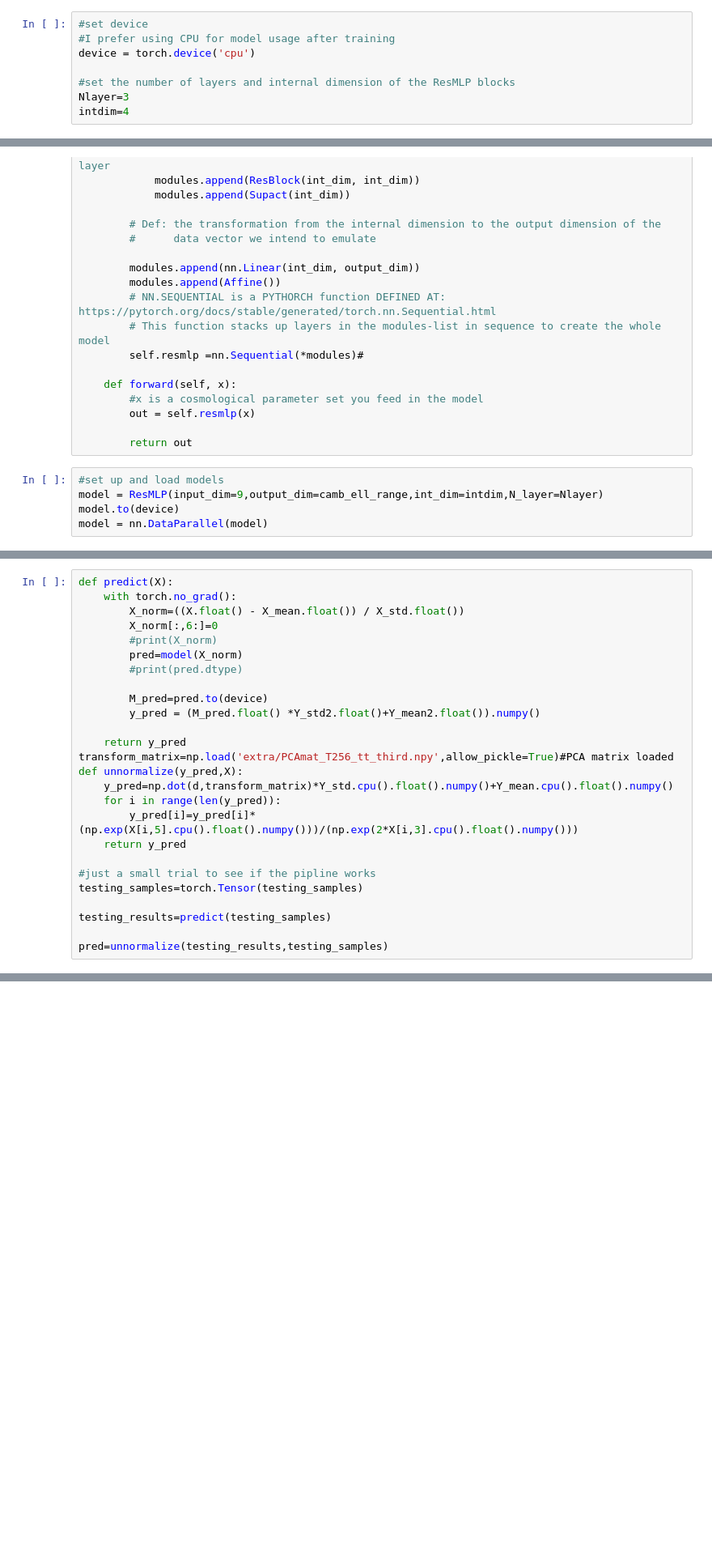
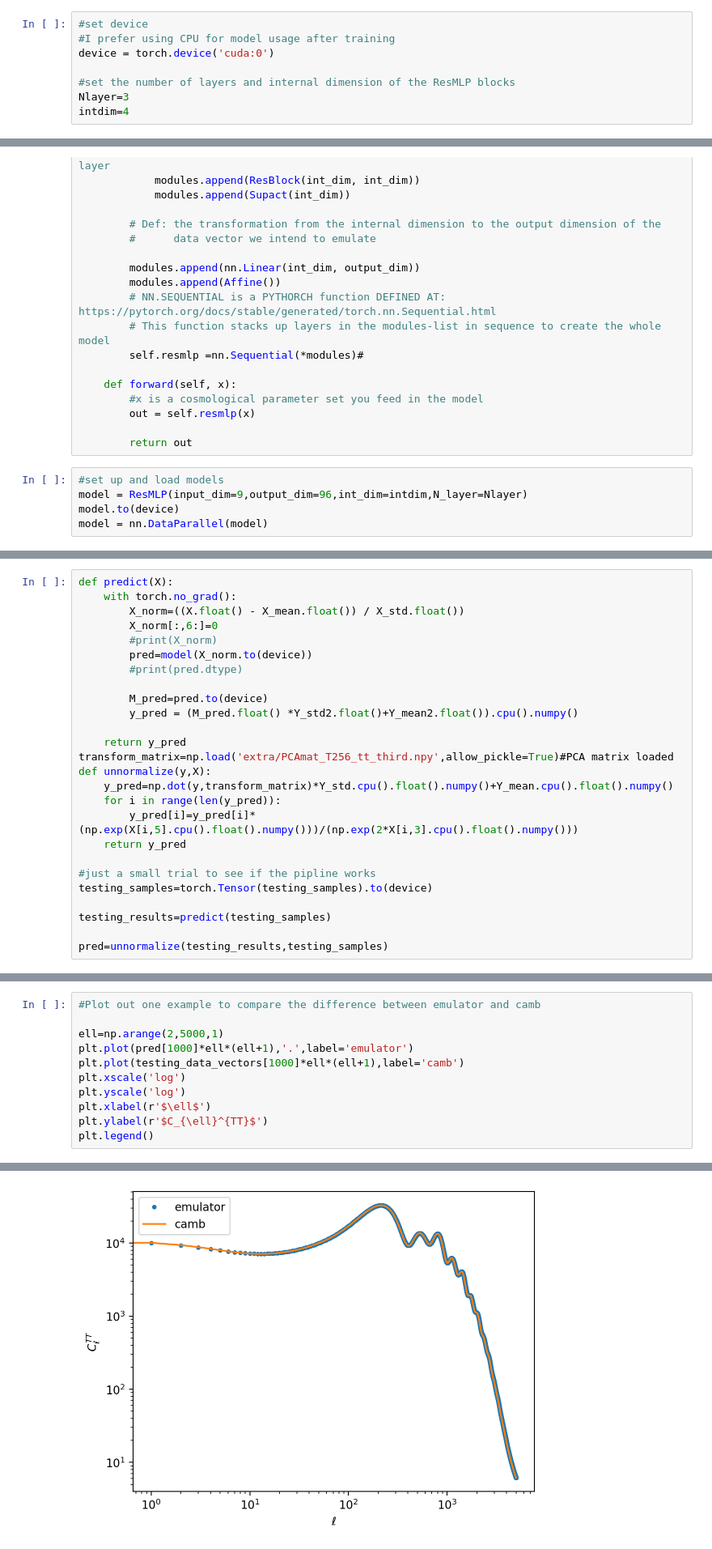
Before and after one commit to JerreYjz/cocoayz, a Jupyter notebook: Cocoa/training script/CMB-ResNet-testing-tutorial.ipynb, the cells around one changed output, grey strips where cells are left out. Shown at 81% size. Cells and saved outputs as stored; diff of their text form; blank space fills up the shorter version.

```diff
--- a/Cocoa/training script/CMB-ResNet-testing-tutorial.ipynb
+++ b/Cocoa/training script/CMB-ResNet-testing-tutorial.ipynb
@@ -28,7 +28,7 @@ testing_data_vectors=np.load('datavectors/Planck128/cos_pkc_T128_TT_acc.npy',all
 # %%
 #set device
 #I prefer using CPU for model usage after training
-device = torch.device('cpu')
+device = torch.device('cuda:0')
 
 #set the number of layers and internal dimension of the ResMLP blocks
 Nlayer=3
@@ -128,7 +128,7 @@ class ResMLP(nn.Module):
         return out
 # %%
 #set up and load models
-model = ResMLP(input_dim=9,output_dim=camb_ell_range,int_dim=intdim,N_layer=Nlayer)
+model = ResMLP(input_dim=9,output_dim=96,int_dim=intdim,N_layer=Nlayer)
 model.to(device)
 model = nn.DataParallel(model)
 # %%
@@ -150,22 +168,22 @@ def predict(X):
         X_norm=((X.float() - X_mean.float()) / X_std.float())
         X_norm[:,6:]=0
         #print(X_norm)
-        pred=model(X_norm)
+        pred=model(X_norm.to(device))
         #print(pred.dtype)
 
         M_pred=pred.to(device)
-        y_pred = (M_pred.float() *Y_std2.float()+Y_mean2.float()).numpy()
+        y_pred = (M_pred.float() *Y_std2.float()+Y_mean2.float()).cpu().numpy()
 
     return y_pred
 transform_matrix=np.load('extra/PCAmat_T256_tt_third.npy',allow_pickle=True)#PCA matrix loaded
-def unnormalize(y_pred,X):
-    y_pred=np.dot(d,transform_matrix)*Y_std.cpu().float().numpy()+Y_mean.cpu().float().numpy()
+def unnormalize(y,X):
+    y_pred=np.dot(y,transform_matrix)*Y_std.cpu().float().numpy()+Y_mean.cpu().float().numpy()
     for i in range(len(y_pred)):
         y_pred[i]=y_pred[i]*(np.exp(X[i,5].cpu().float().numpy()))/(np.exp(2*X[i,3].cpu().float().numpy()))
     return y_pred
 
 #just a small trial to see if the pipline works
-testing_samples=torch.Tensor(testing_samples)
+testing_samples=torch.Tensor(testing_samples).to(device)
 
 testing_results=predict(testing_samples)
 
@@ -185,0 +211,12 @@ print(r'$f(\chi^2>0.2)=$',len([1 for i in loss1 if i > 0.2])/len(loss1))
+# %%
+#Plot out one example to compare the difference between emulator and camb
+
+ell=np.arange(2,5000,1)
+plt.plot(pred[1000]*ell*(ell+1),'.',label='emulator')
+plt.plot(testing_data_vectors[1000]*ell*(ell+1),label='camb')
+plt.xscale('log')
+plt.yscale('log')
+plt.xlabel(r'$\ell$')
+plt.ylabel(r'$C_{\ell}^{TT}$')
+plt.legend()
+# %% [output]
@@ -185,0 +224 @@ print(r'$f(\chi^2>0.2)=$',len([1 for i in loss1 if i > 0.2])/len(loss1))
+[figure, added]
```
Also changed, not shown: parts of 8 cells of this notebook.
